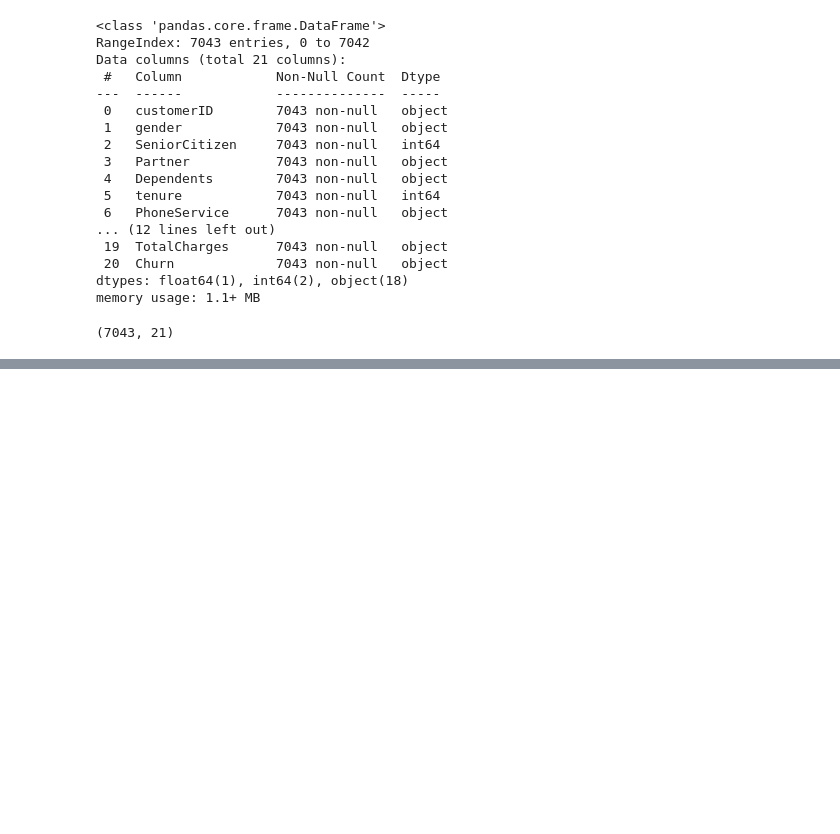
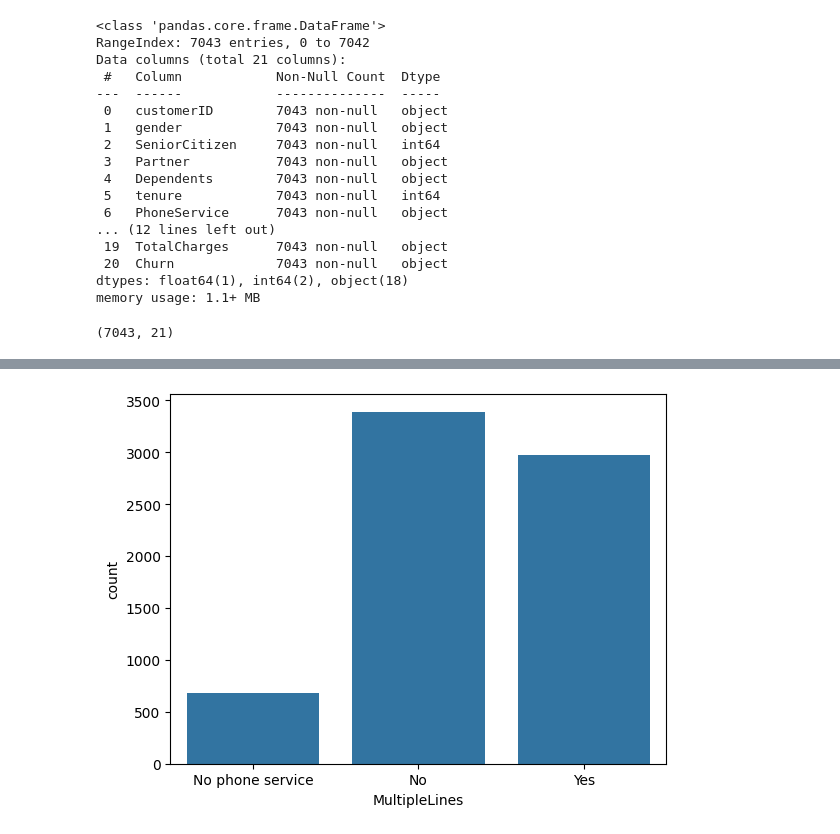
Before and after one commit to DevLjmc/Customer-Churn-Prediction, a Jupyter notebook: Telco_Customer_Churn.ipynb, the cells around one changed output, grey strips where cells are left out. Drawn from its saved outputs; the diff is of its cells as text; code cells hidden in the pictures; blank space fills up the shorter version.

```diff
--- a/Telco_Customer_Churn.ipynb
+++ b/Telco_Customer_Churn.ipynb
@@ -39,0 +73,4 @@ data.shape
+# %%
+ax = sns.countplot(x='MultipleLines', data=data)
+# %% [output]
+[figure, added]
```
Also changed, not shown: parts of 10 cells of this notebook.
